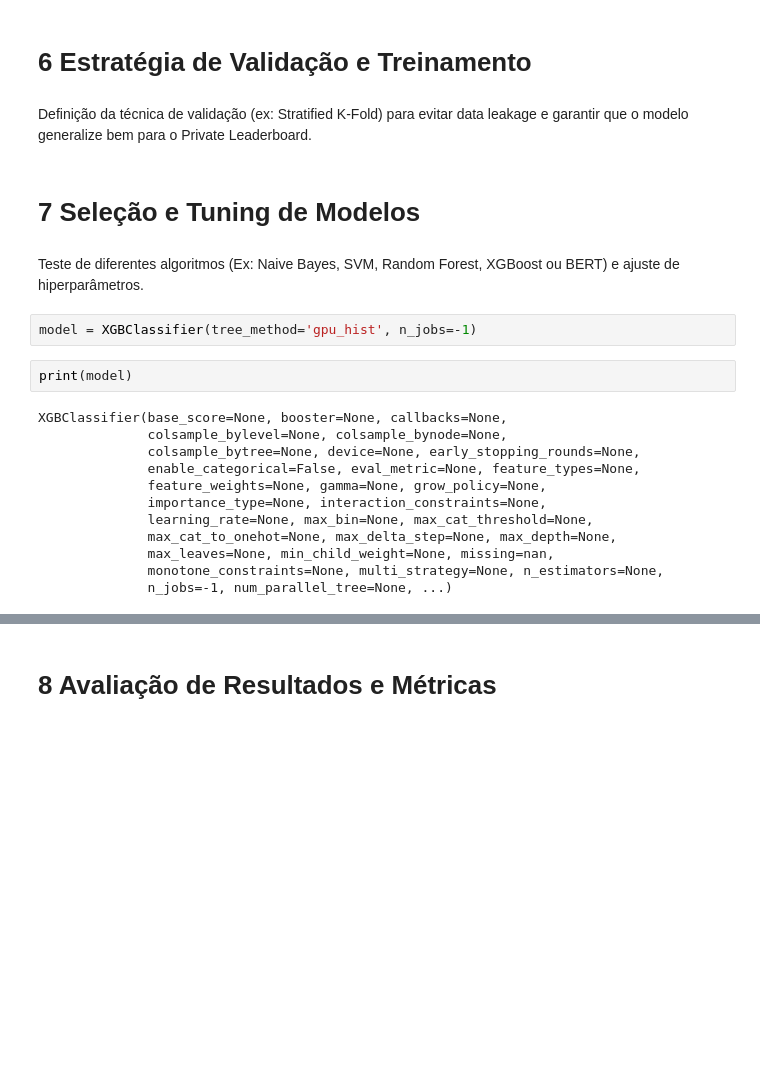
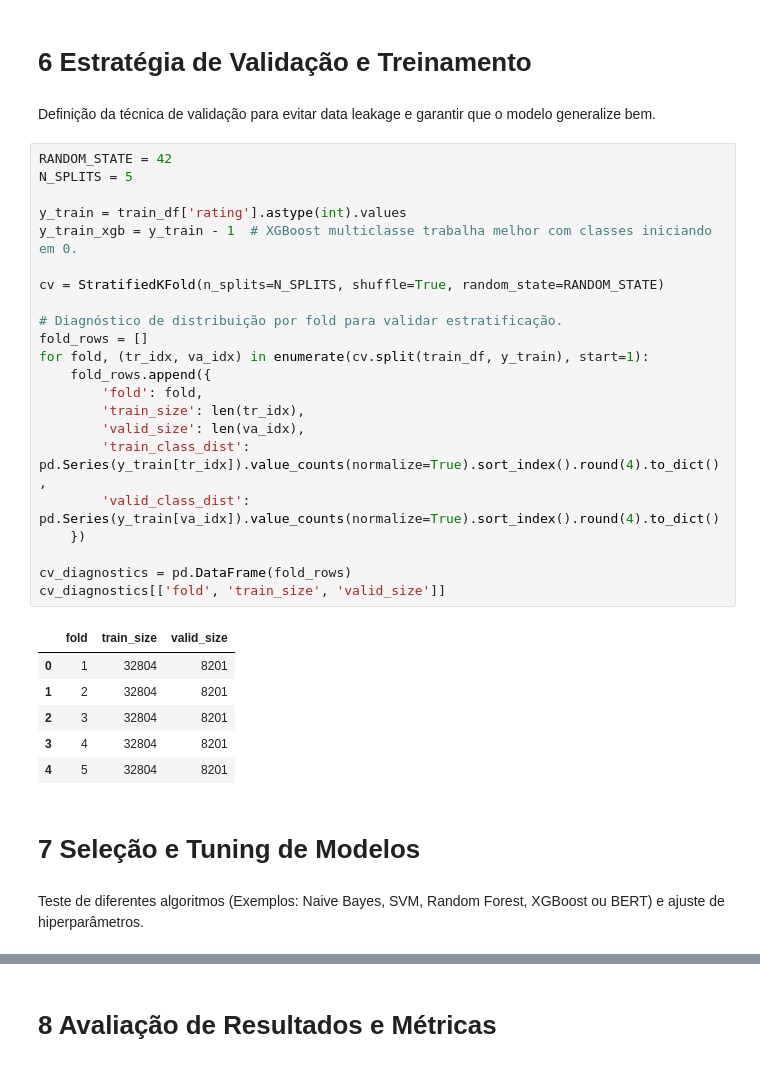
Before and after one commit to PedroYutaroUEA/rating-prediction-challenge, a Jupyter notebook: main.ipynb, the cells around one changed output, grey strips where cells are left out. Saved outputs shown, nothing was run; the diff lists cells and outputs as text; blank space fills up the shorter version.

Commit message:
feat: implements steps 5 to 11

```diff
--- a/main.ipynb
+++ b/main.ipynb
@@ -594,24 +653,37 @@ Shape da matriz de teste: (10252, 10000)
 # %% [markdown]
 # 6 Estratégia de Validação e Treinamento
 # %% [markdown]
-Definição da técnica de validação (ex: Stratified K-Fold) para evitar data leakage e garantir que o modelo generalize bem para o Private Leaderboard.
+Definição da técnica de validação para evitar data leakage e garantir que o modelo generalize bem.
+# %%
+RANDOM_STATE = 42
+N_SPLITS = 5
+
+y_train = train_df['rating'].astype(int).values
+y_train_xgb = y_train - 1  # XGBoost multiclasse trabalha melhor com classes iniciando em 0.
+
+cv = StratifiedKFold(n_splits=N_SPLITS, shuffle=True, random_state=RANDOM_STATE)
+
+# Diagnóstico de distribuição por fold para validar estratificação.
+fold_rows = []
+for fold, (tr_idx, va_idx) in enumerate(cv.split(train_df, y_train), start=1):
+    fold_rows.append({
+        'fold': fold,
+        'train_size': len(tr_idx),
+        'valid_size': len(va_idx),
+        'train_class_dist': pd.Series(y_train[tr_idx]).value_counts(normalize=True).sort_index().round(4).to_dict(),
+        'valid_class_dist': pd.Series(y_train[va_idx]).value_counts(normalize=True).sort_index().round(4).to_dict()
+    })
+
+cv_diagnostics = pd.DataFrame(fold_rows)
+cv_diagnostics[['fold', 'train_size', 'valid_size']]
+# %% [output]
+|  | fold | train_size | valid_size |
+| 0 | 1 | 32804 | 8201 |
+| 1 | 2 | 32804 | 8201 |
+| 2 | 3 | 32804 | 8201 |
+| 3 | 4 | 32804 | 8201 |
+| 4 | 5 | 32804 | 8201 |
 # %% [markdown]
 # 7 Seleção e Tuning de Modelos
 # %% [markdown]
-Teste de diferentes algoritmos (Ex: Naive Bayes, SVM, Random Forest, XGBoost ou BERT) e ajuste de hiperparâmetros.
+Teste de diferentes algoritmos (Exemplos: Naive Bayes, SVM, Random Forest, XGBoost ou BERT) e ajuste de hiperparâmetros.
-# %%
-model = XGBClassifier(tree_method='gpu_hist', n_jobs=-1)
-# %%
-print(model)
-# %% [output]
-XGBClassifier(base_score=None, booster=None, callbacks=None,
-              colsample_bylevel=None, colsample_bynode=None,
-              colsample_bytree=None, device=None, early_stopping_rounds=None,
-              enable_categorical=False, eval_metric=None, feature_types=None,
-              feature_weights=None, gamma=None, grow_policy=None,
-              importance_type=None, interaction_constraints=None,
-              learning_rate=None, max_bin=None, max_cat_threshold=None,
-              max_cat_to_onehot=None, max_delta_step=None, max_depth=None,
-              max_leaves=None, min_child_weight=None, missing=nan,
-              monotone_constraints=None, multi_strategy=None, n_estimators=None,
-              n_jobs=-1, num_parallel_tree=None, ...)
```
Also changed, not shown: parts of 36 cells of this notebook, 1 other file.
